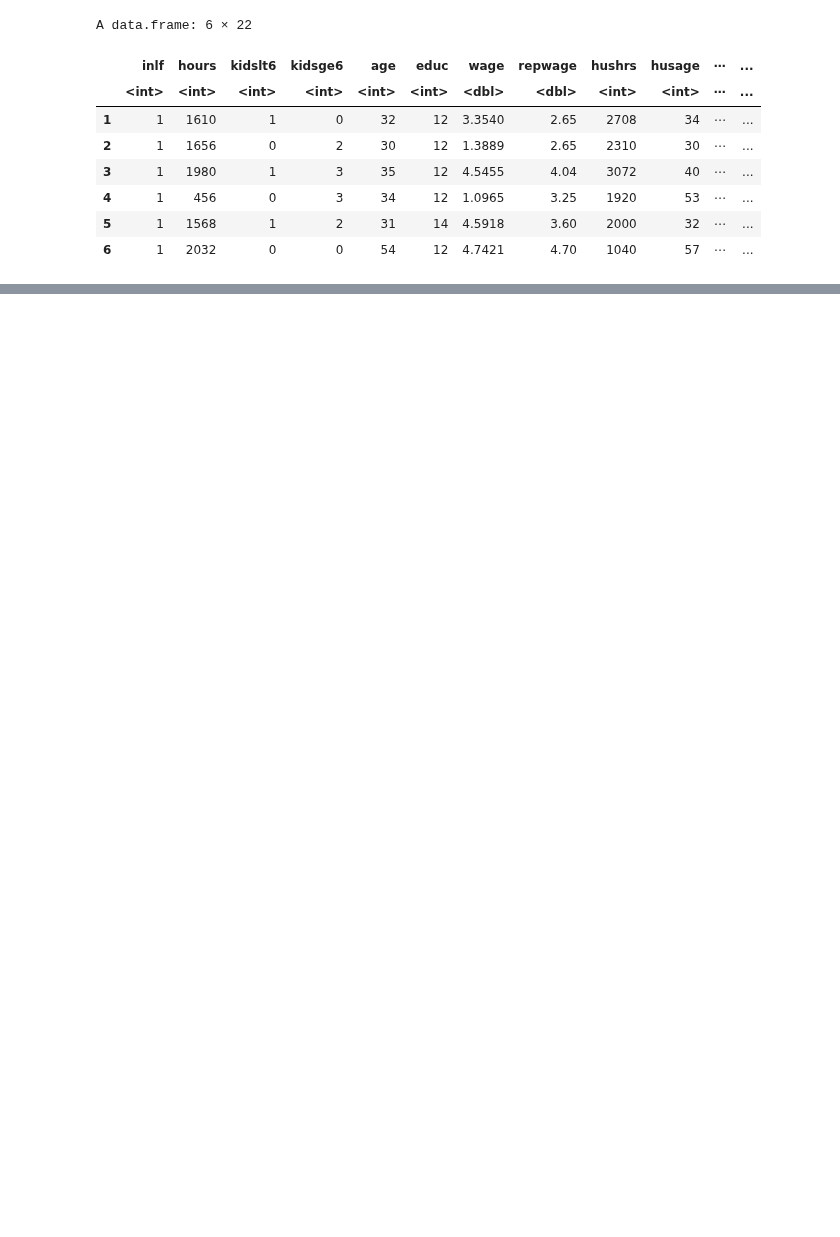
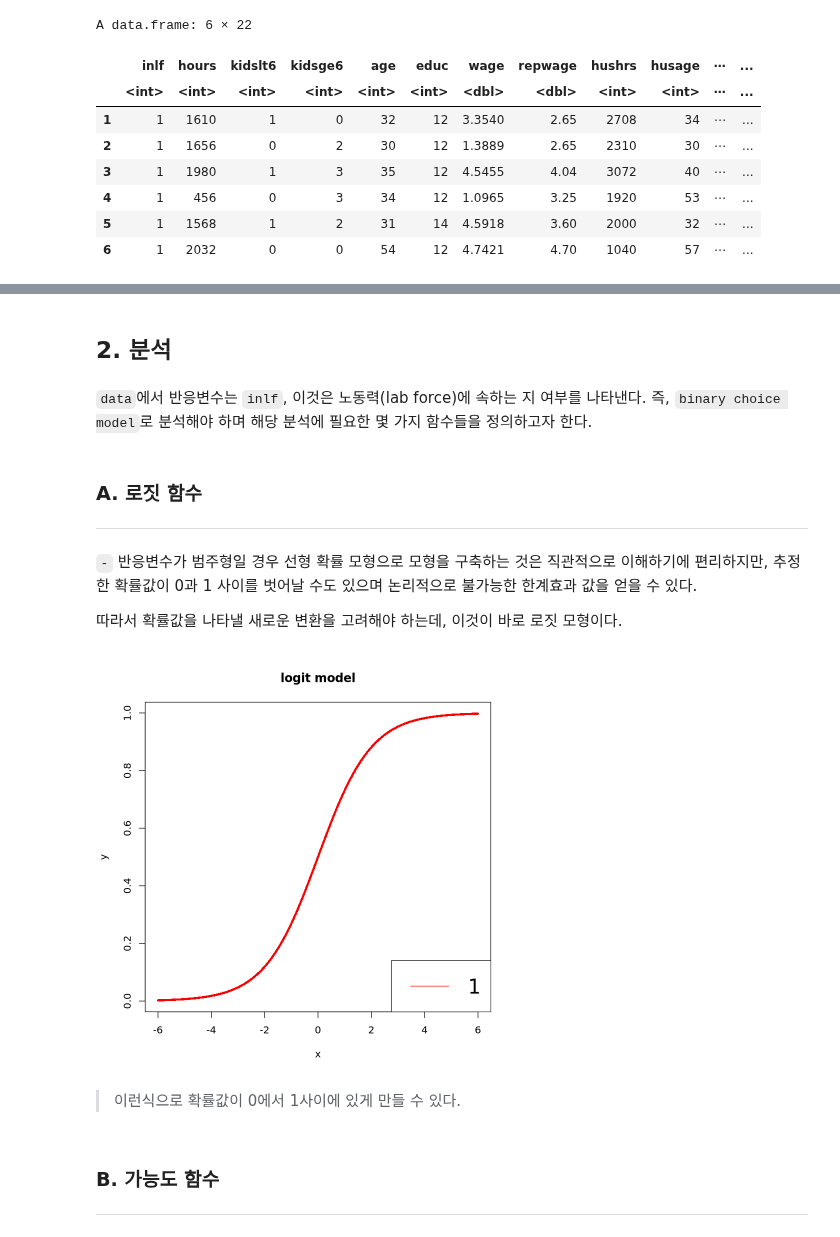
Before and after one commit to HollyRiver/R, a Jupyter notebook: economatrics/course/logistic regression.ipynb, the cells around one changed output, grey strips where cells are left out. Saved outputs shown, nothing was run; the diff lists cells and outputs as text; code cells hidden in the pictures; blank space fills up the shorter version.

```diff
--- a/economatrics/course/logistic regression.ipynb
+++ b/economatrics/course/logistic regression.ipynb
@@ -3,2 +0,0 @@
-# %%
-z = seq(-6, 6, length = 100)
@@ -41,0 +47,11 @@ X <- cbind(1, kidslt6, educ)
+# %% [markdown]
+## 2. 분석
+# %% [markdown]
+`data`에서 반응변수는 `inlf`, 이것은 노동력(lab force)에 속하는 지 여부를 나타낸다. 즉, `binary choice model`로 분석해야 하며 해당 분석에 필요한 몇 가지 함수들을 정의하고자 한다.
+# %% [markdown]
+### **A. 로짓 함수**
+---
+# %% [markdown]
+`-` 반응변수가 범주형일 경우 선형 확률 모형으로 모형을 구축하는 것은 직관적으로 이해하기에 편리하지만, 추정한 확률값이 0과 1 사이를 벗어날 수도 있으며 논리적으로 불가능한 한계효과 값을 얻을 수 있다.
+
+따라서 확률값을 나타낼 새로운 변환을 고려해야 하는데, 이것이 바로 로짓 모형이다.
@@ -41,0 +62,13 @@ X <- cbind(1, kidslt6, educ)
+# %%
+x <- seq(-6, 6, by = 0.01)
+y <- G(x)
+
+plot(y~x, pch = 16, cex = 0.5, col = 'red', main = 'logit model')
+legend(x = 'bottomright', legend = c('1'), col = c('red'), lty = 1, cex = 2)
+# %% [output]
+[figure, added]
+# %% [markdown]
+> 이런식으로 확률값이 0에서 1사이에 있게 만들 수 있다.
+# %% [markdown]
+### **B. 가능도 함수**
+---
```
Also changed, not shown: parts of 29 cells of this notebook, 1 other file.
